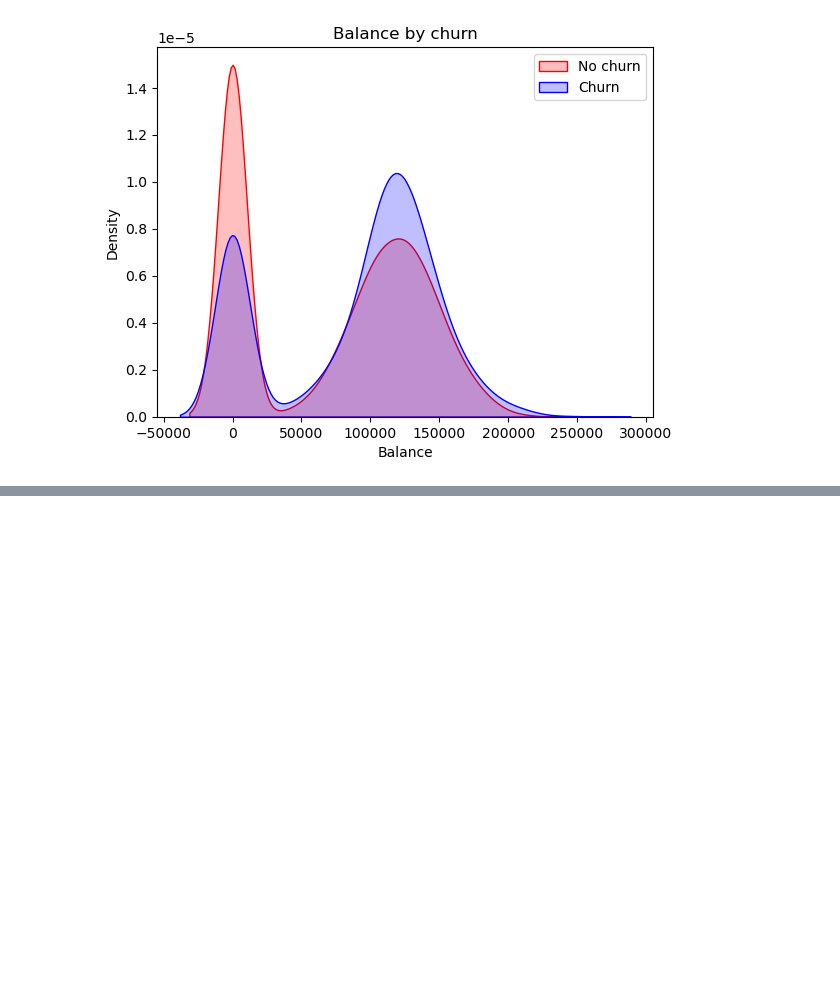
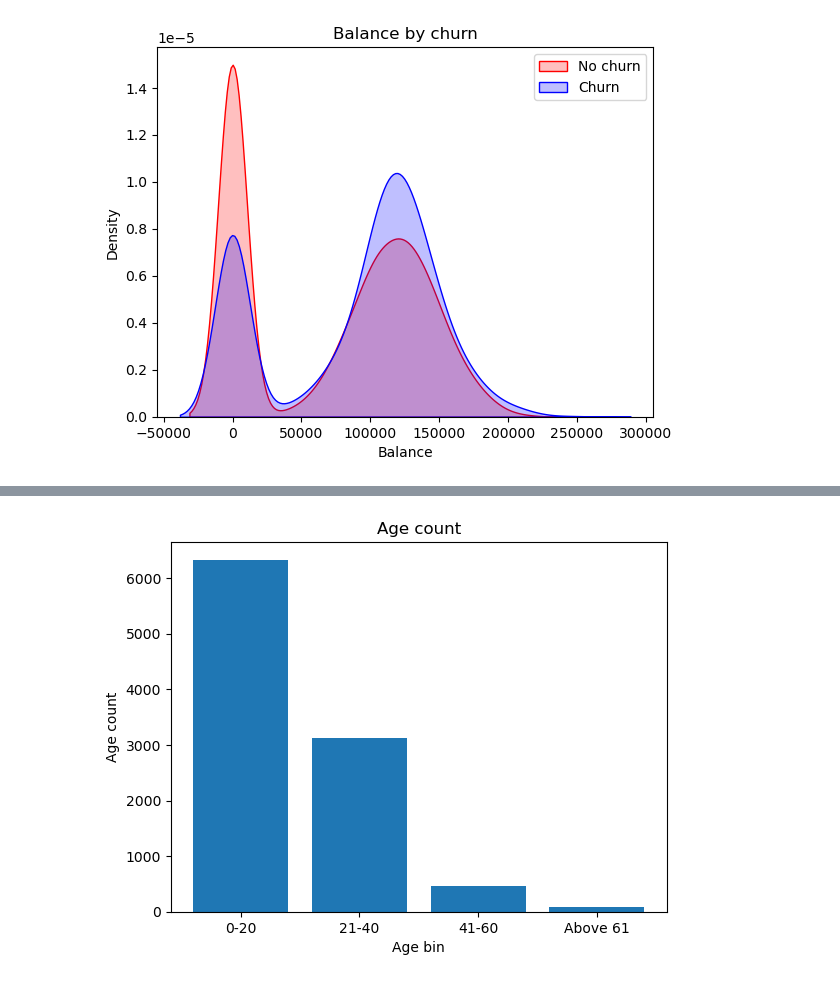
Before and after one commit to Sreesanth-e/EDA, a Jupyter notebook: EDA_Process/churn.ipynb, the cells around one changed output, grey strips where cells are left out. Saved outputs shown, nothing was run; the diff lists cells and outputs as text; code cells hidden in the pictures; blank space fills up the shorter version.

```diff
--- a/EDA_Process/churn.ipynb
+++ b/EDA_Process/churn.ipynb
@@ -419,0 +453,2 @@ Text(0.5, 1.0, 'Balance by churn')
+# %%
+df.drop(columns=['CustomerId','Surname','RowNumber'],axis=1, inplace=True)
@@ -419,0 +467,5 @@ Text(0.5, 1.0, 'Balance by churn')
+# %%
+labels = ['0-20','21-40','41-60','Above 61']
+bins = [0,20,40,60,100]
+df['age_bins'] = pd.cut(df.Age,bins,labels  = labels,include_lowest=True)
+df
@@ -419,0 +486,8 @@ Text(0.5, 1.0, 'Balance by churn')
+# %%
+plt.bar(labels,df.age_bins.value_counts())
+plt.title('Age count')
+plt.xlabel('Age bin')
+plt.ylabel('Age count')
+plt.show()
+# %% [output]
+[figure, added]
```
Also changed, not shown: parts of 33 cells of this notebook, 2 other files.
